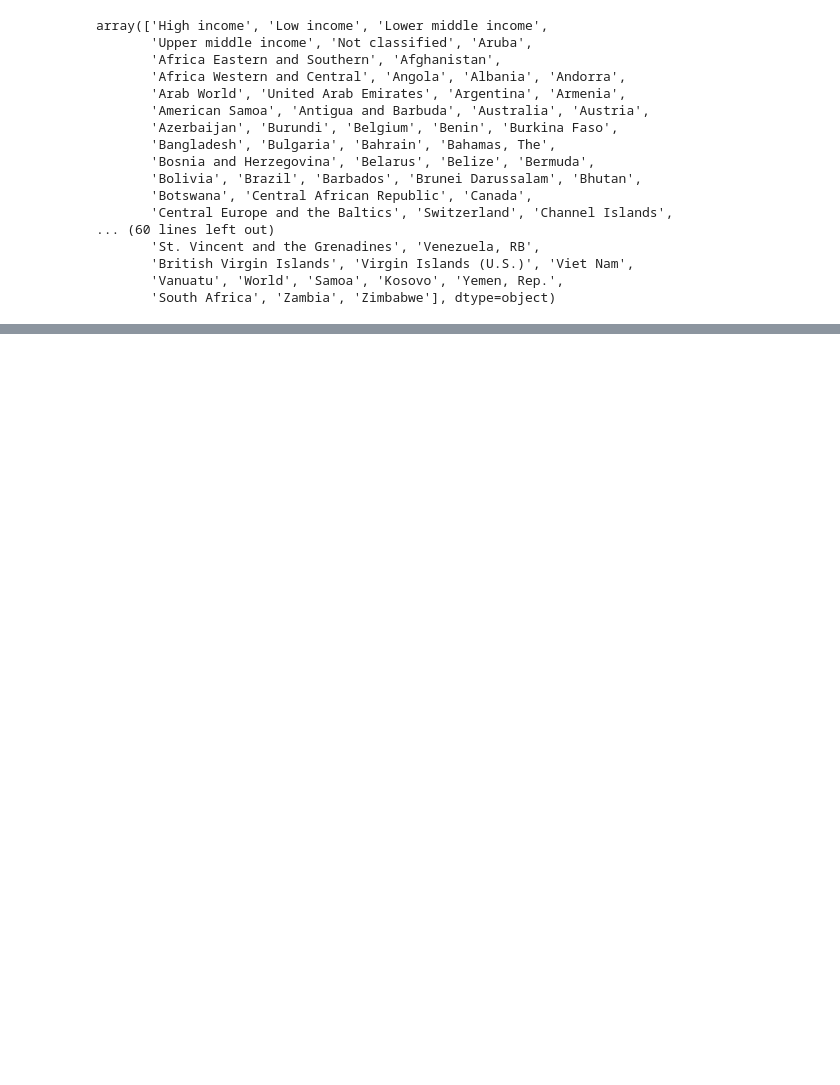
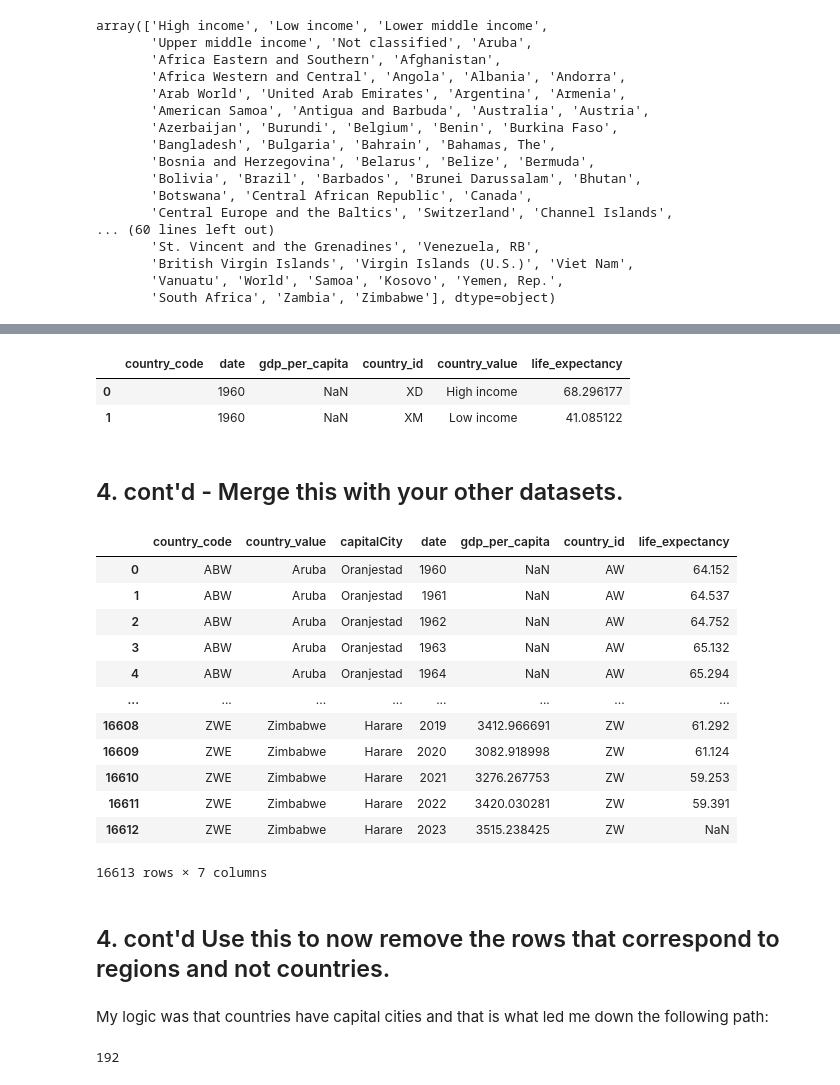
Before and after one commit to nss-data-science-cohort-8/api-exercise-catdgomez, a Jupyter notebook: notebooks/undata_api_exercise.ipynb, the cells around one changed output, grey strips where cells are left out. Saved outputs shown, nothing was run; the diff lists cells and outputs as text; code cells hidden in the pictures; blank space fills up the shorter version.

```diff
--- a/notebooks/undata_api_exercise.ipynb
+++ b/notebooks/undata_api_exercise.ipynb
@@ -136,9 +137,9 @@ gdp_df.head()
 # %% [markdown]
 ## 2. Now, use the API to get all available data for Life expectancy at birth, total (years). This indicator has code "SP.DYN.LE00.IN". Again, convert the results to a DataFrame.
 # %%
-endpoint = 'https://api.worldbank.org/v2/country/all/indicator/SP.DYN.LE00.IN?format=json'
+endpoint_le = 'https://api.worldbank.org/v2/country/all/indicator/SP.DYN.LE00.IN?format=json'
 params = {'per_page': 17025}
-response = requests.get(endpoint, params = params)
+response = requests.get(endpoint_le, params = params)
 res_le = response.json()
 res_le
 # %% [output]
@@ -305,0 +313,8 @@ array(['High income', 'Low income', 'Lower middle income',
+# %%
+endpoint_country = 'https://api.worldbank.org/v2/country/all?format=json'
+
+params = {'per_page': 300}
+
+response_all = requests.get(endpoint_country, params = params)
+res_ctry = response_all.json()
+res_ctry
@@ -305,0 +339,4 @@ array(['High income', 'Low income', 'Lower middle income',
+# %%
+reference = pd.json_normalize(res_ctry[1])
+ctry_undata_df = pd.DataFrame(data=reference)
+ctry_undata_df.count()
@@ -305,0 +390,34 @@ array(['High income', 'Low income', 'Lower middle income',
+# %%
+gdp_le_df.head(2)
+# %% [output]
+|  | country_code | date | gdp_per_capita | country_id | country_value | life_expectancy |
+| 0 |  | 1960 | NaN | XD | High income | 68.296177 |
+| 1 |  | 1960 | NaN | XM | Low income | 41.085122 |
+# %% [markdown]
+## 4. cont'd - Merge this with your other datasets.
+# %%
+cty_le_gdp_df = pd.merge(
+    left = ctry_undata_df[['id', 'name', 'capitalCity']].rename(columns= {'id':'country_code', 'name':'country_value'}),
+    right = gdp_le_df,
+    how = 'left'
+)
+# %%
+cty_le_gdp_df
+# %% [output]
+|  | country_code | country_value | capitalCity | date | gdp_per_capita | country_id | life_expectancy |
+| 0 | ABW | Aruba | Oranjestad | 1960 | NaN | AW | 64.152 |
+| 1 | ABW | Aruba | Oranjestad | 1961 | NaN | AW | 64.537 |
+| 2 | ABW | Aruba | Oranjestad | 1962 | NaN | AW | 64.752 |
+| 3 | ABW | Aruba | Oranjestad | 1963 | NaN | AW | 65.132 |
+| 4 | ABW | Aruba | Oranjestad | 1964 | NaN | AW | 65.294 |
+| ... | ... | ... | ... | ... | ... | ... | ... |
+| 16608 | ZWE | Zimbabwe | Harare | 2019 | 3412.966691 | ZW | 61.292 |
+| 16609 | ZWE | Zimbabwe | Harare | 2020 | 3082.918998 | ZW | 61.124 |
+| 16610 | ZWE | Zimbabwe | Harare | 2021 | 3276.267753 | ZW | 59.253 |
+| 16611 | ZWE | Zimbabwe | Harare | 2022 | 3420.030281 | ZW | 59.391 |
+| 16612 | ZWE | Zimbabwe | Harare | 2023 | 3515.238425 | ZW | NaN |
+16613 rows × 7 columns
+# %% [markdown]
+## 4. cont'd Use this to now remove the rows that correspond to regions and not countries.
+# %% [markdown]
+My logic was that countries have capital cities and that is what led me down the following path:
@@ -305,0 +432,4 @@ array(['High income', 'Low income', 'Lower middle income',
+# %%
+len(cty_le_gdp_capcity['country_value'].unique())
+# %% [output]
+192
```
Also changed, not shown: parts of 13 cells of this notebook.
